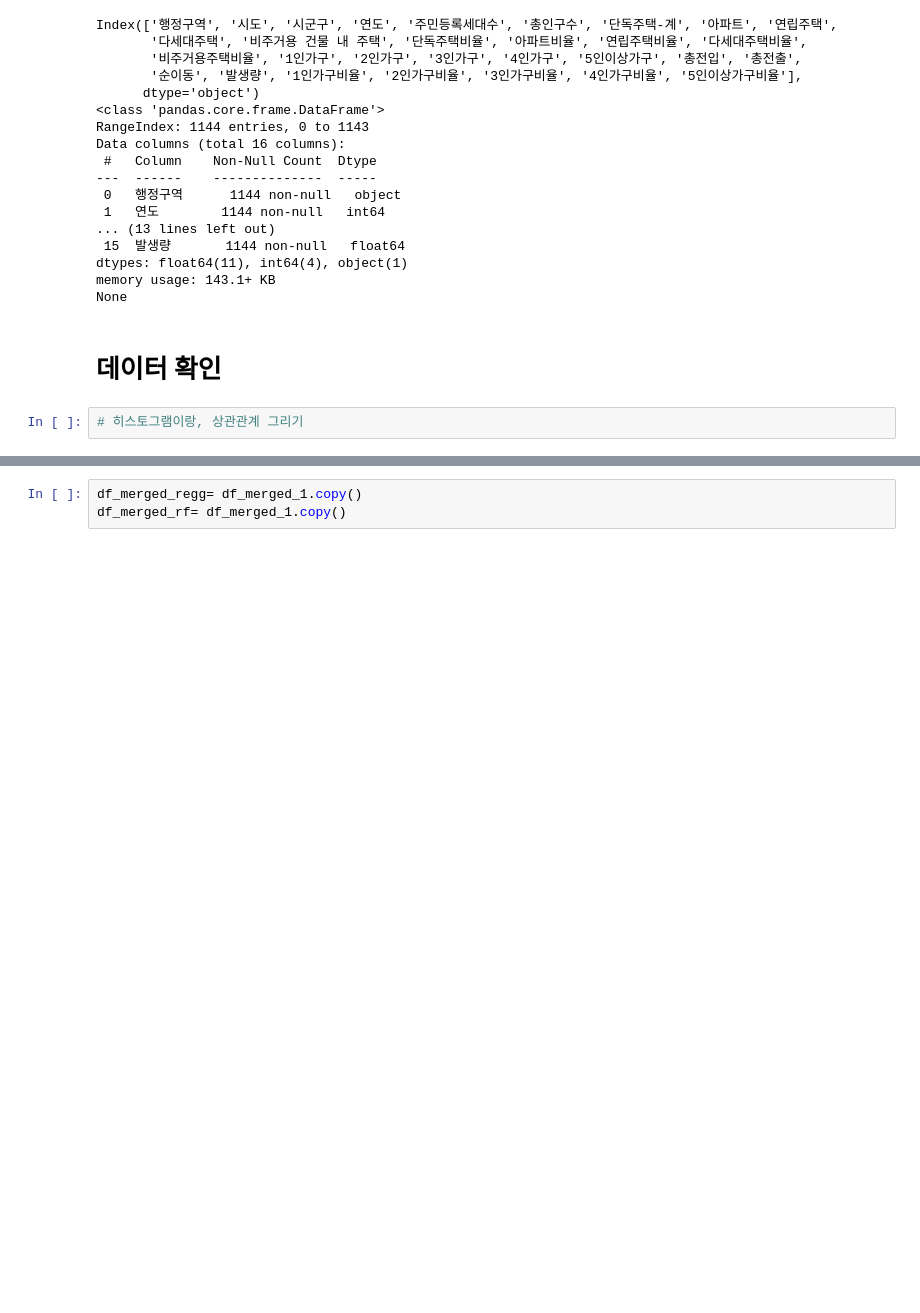
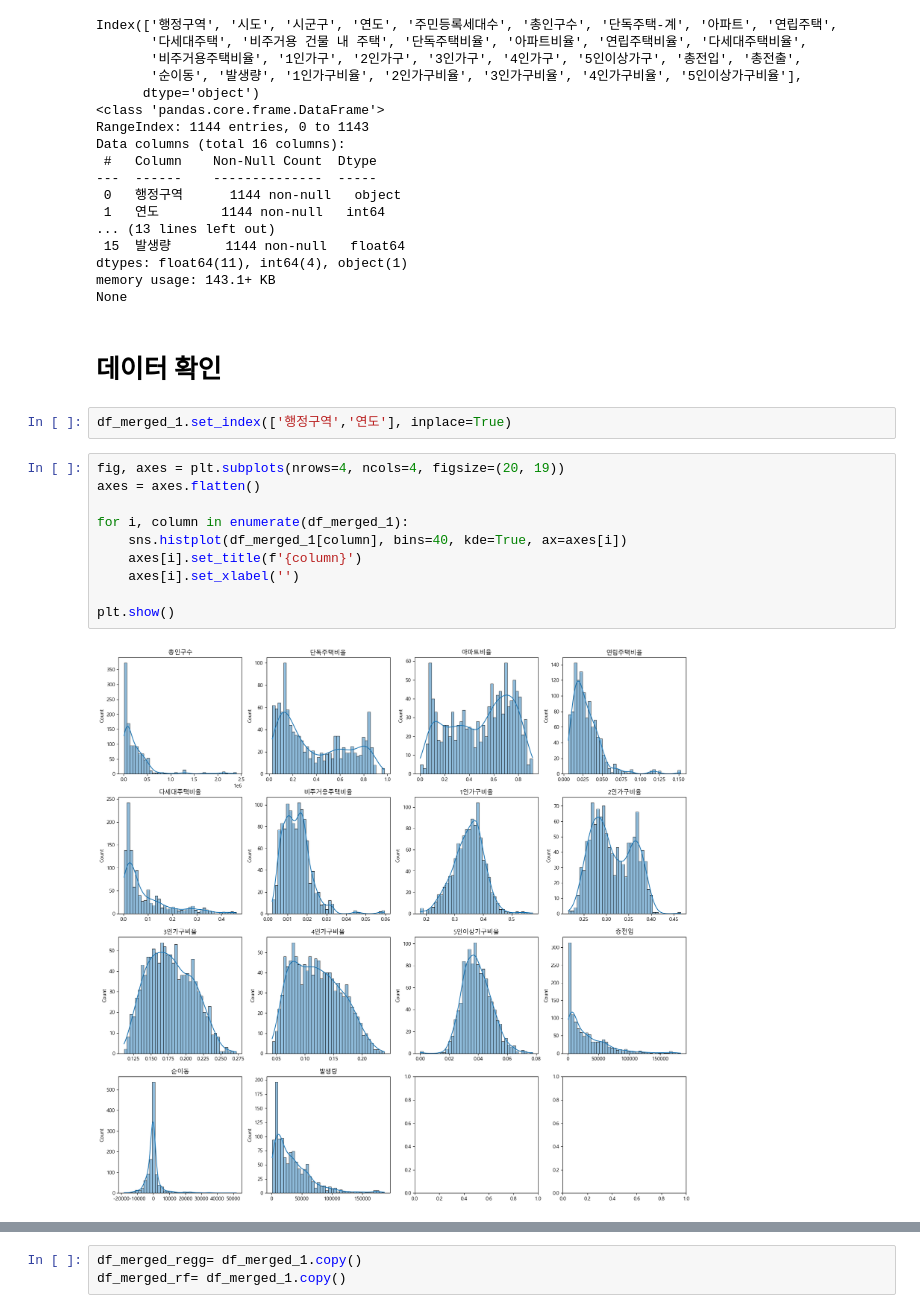
Before and after one commit to kimsang0220/Busan_Big_Data, a Jupyter notebook: NMJ/8차_데이터분석.ipynb, the cells around one changed output, grey strips where cells are left out. Drawn from its saved outputs; the diff is of its cells as text; blank space fills up the shorter version.

```diff
--- a/NMJ/8차_데이터분석.ipynb
+++ b/NMJ/8차_데이터분석.ipynb
@@ -130,5 +132,17 @@ memory usage: 143.1+ KB
 None
 # %% [markdown]
 # 데이터 확인
-# %%
-# 히스토그램이랑, 상관관계 그리기
+# %%
+df_merged_1.set_index(['행정구역','연도'], inplace=True)
+# %%
+fig, axes = plt.subplots(nrows=4, ncols=4, figsize=(20, 19))
+axes = axes.flatten()
+
+for i, column in enumerate(df_merged_1):
+    sns.histplot(df_merged_1[column], bins=40, kde=True, ax=axes[i])
+    axes[i].set_title(f'{column}')
+    axes[i].set_xlabel('')
+
+plt.show()
+# %% [output]
+[figure, added]
```
Also changed, not shown: parts of 7 cells of this notebook, 1 other file.
